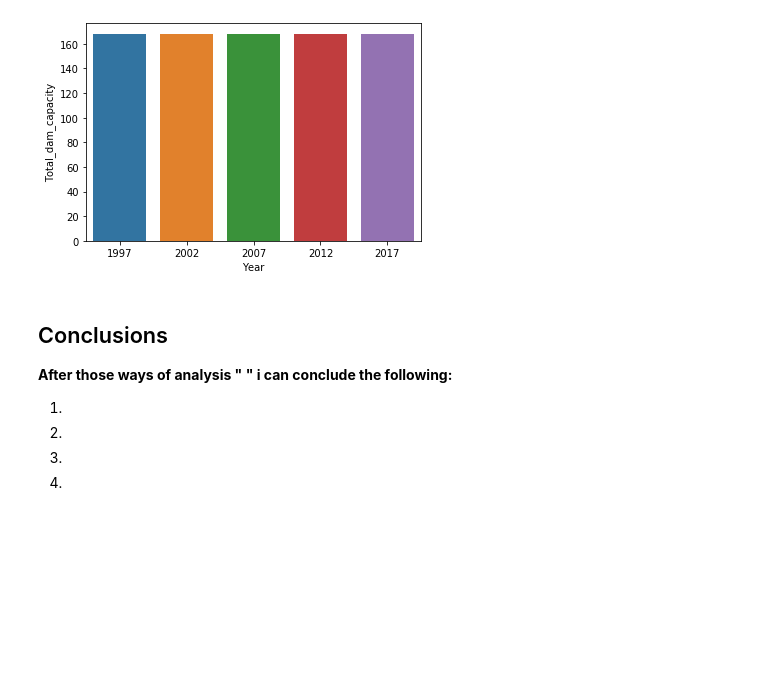
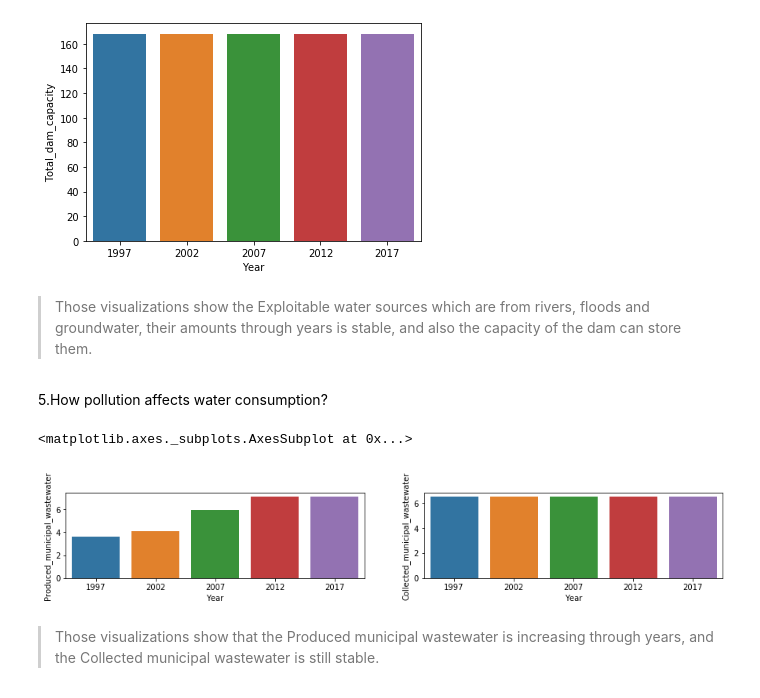
Before and after one commit to OmdenaAI/omdena-egypt-freshwater, a Jupyter notebook: src/visualizations/AnalyzeWaterConsumptionInEgyptOnAquastatDataset_notebook.ipynb, the cells around one changed output. Drawn from its saved outputs; the diff is of its cells as text; code cells hidden in the pictures; blank space fills up the shorter version.

Commit message:
updated Analyze water consumption in Egypt file

```diff
--- a/src/visualizations/AnalyzeWaterConsumptionInEgyptOnAquastatDataset_notebook.ipynb
+++ b/src/visualizations/AnalyzeWaterConsumptionInEgyptOnAquastatDataset_notebook.ipynb
@@ -468,13 +460,23 @@ sns.barplot(data = df, x = 'Year', y = 'Total_dam_capacity')
 # %% [output]
 <matplotlib.axes._subplots.AxesSubplot at 0x...>
 [figure]
-# %% [markdown]
-<a id='conclusions'></a>
-## Conclusions
-
-**After those ways of analysis " " i can conclude the following:**
-
-1.
-2.
-3.
-4.
+# %% [markdown]
+> Those visualizations show the Exploitable water sources which are from rivers, floods and groundwater, their amounts through years is stable, and also the capacity of the dam can store them.
+# %% [markdown]
+5.How pollution affects water consumption?
+# %%
+# visualization of Produced municipal wastewater and Collected municipal wastewater over years
+# figure size
+plt.figure(figsize = [15, 2])
+#add figure title
+# LEFT plot
+plt.subplot(1, 2, 1)
+sns.barplot(data = df, x = 'Year', y = 'Produced_municipal_wastewater')
+# right plot
+plt.subplot(1, 2, 2)
+sns.barplot(data = df, x = 'Year', y = 'Collected_municipal_wastewater')
+# %% [output]
+<matplotlib.axes._subplots.AxesSubplot at 0x...>
+[figure, added]
+# %% [markdown]
+> Those visualizations show that the Produced municipal wastewater is increasing through years, and the Collected municipal wastewater is still stable.
```
Also changed, not shown: parts of 12 cells of this notebook.
